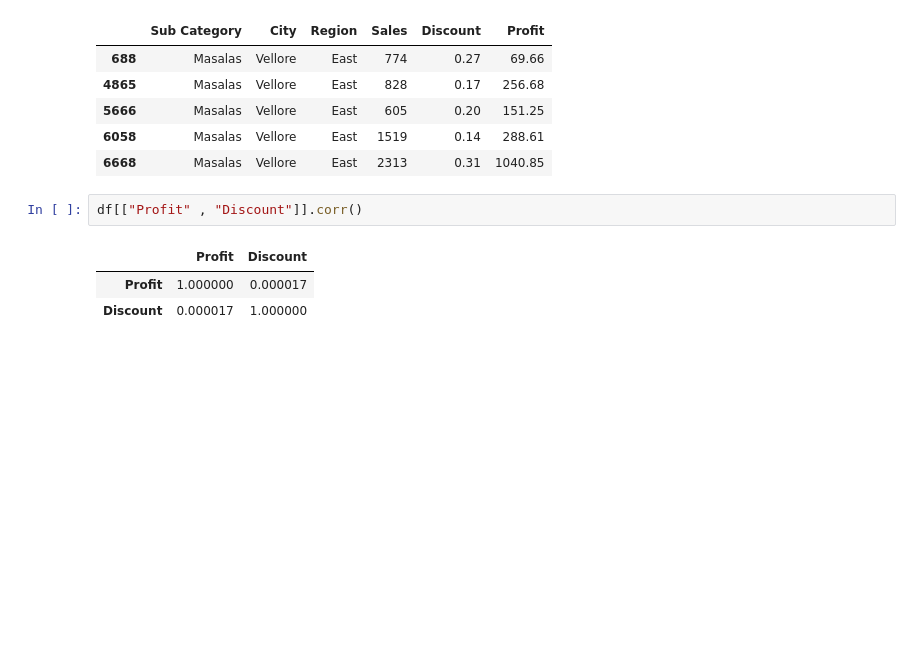
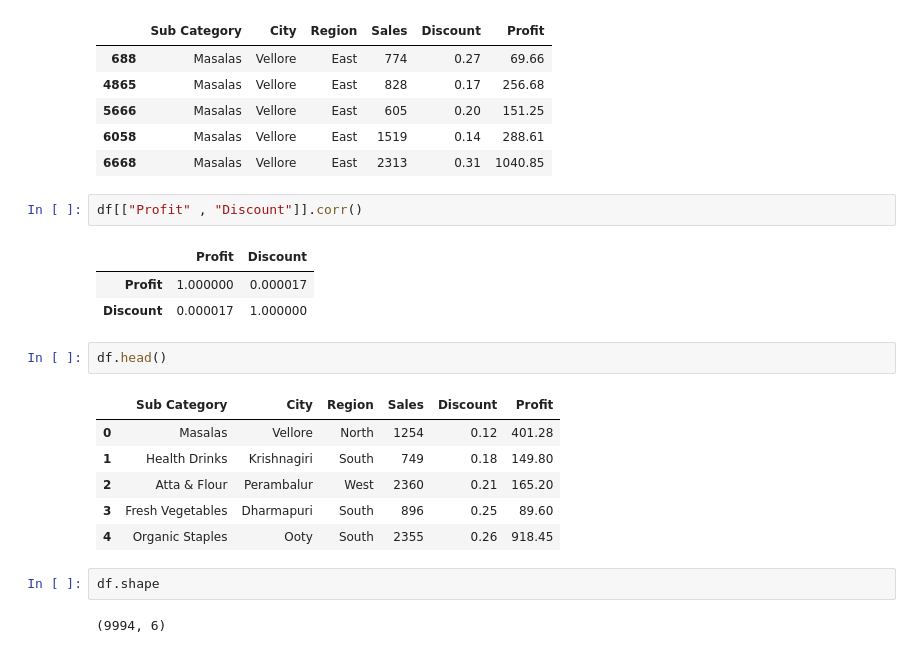
Before and after one commit to vedantdhawade/SmartMargin, a Jupyter notebook: Margin_model.ipynb, the cells around one changed output. Cells and saved outputs as stored; diff of their text form; blank space fills up the shorter version.

```diff
--- a/Margin_model.ipynb
+++ b/Margin_model.ipynb
@@ -152,3 +152,16 @@ df[["Profit" , "Discount"]].corr()
 |  | Profit | Discount |
 | Profit | 1.000000 | 0.000017 |
 | Discount | 0.000017 | 1.000000 |
+# %%
+df.head()
+# %% [output]
+|  | Sub Category | City | Region | Sales | Discount | Profit |
+| 0 | Masalas | Vellore | North | 1254 | 0.12 | 401.28 |
+| 1 | Health Drinks | Krishnagiri | South | 749 | 0.18 | 149.80 |
+| 2 | Atta & Flour | Perambalur | West | 2360 | 0.21 | 165.20 |
+| 3 | Fresh Vegetables | Dharmapuri | South | 896 | 0.25 | 89.60 |
+| 4 | Organic Staples | Ooty | South | 2355 | 0.26 | 918.45 |
+# %%
+df.shape
+# %% [output]
+(9994, 6)
```
Also changed, not shown: parts of 7 cells of this notebook.
